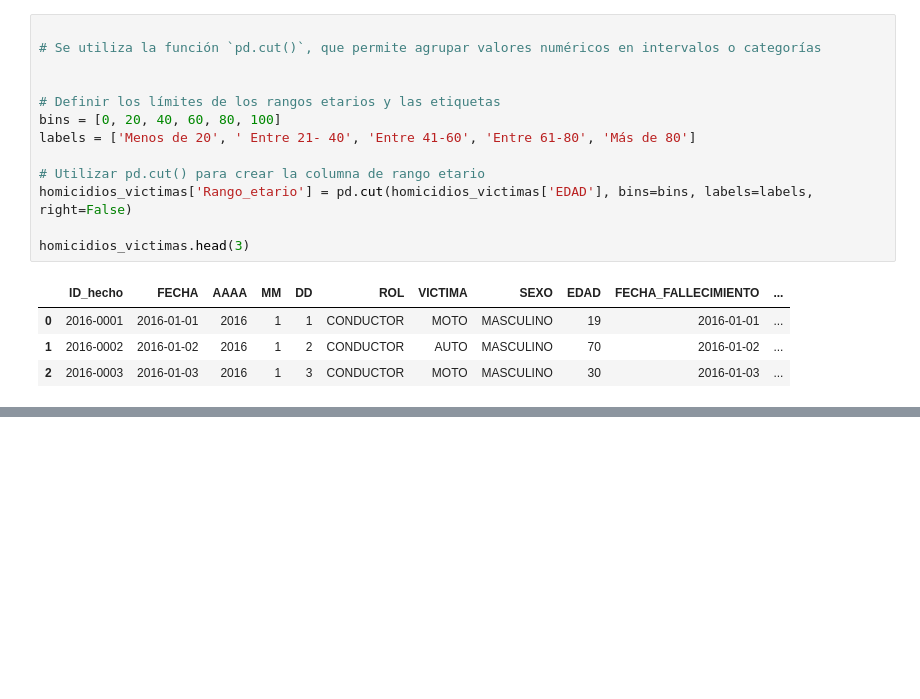
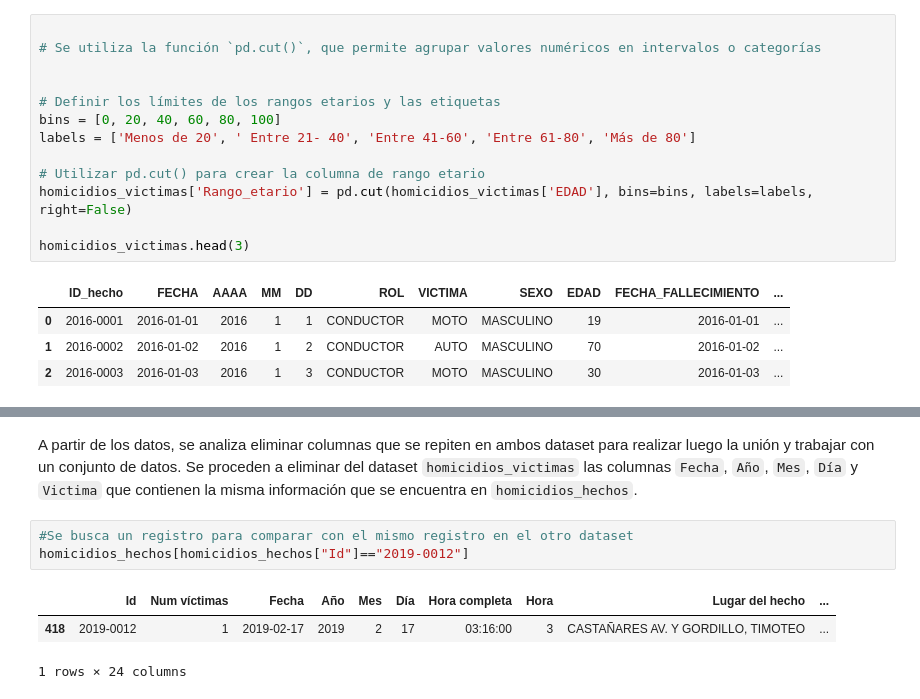
Before and after one commit to JimeFioni/PI-02-Siniestros-Viales, a Jupyter notebook: EDA.ipynb, the cells around one changed output, grey strips where cells are left out. Drawn from its saved outputs; the diff is of its cells as text; blank space fills up the shorter version.

```diff
--- a/EDA.ipynb
+++ b/EDA.ipynb
@@ -401,0 +420,10 @@ homicidios_victimas.head(3)
+# %% [markdown]
+A partir de los datos, se analiza eliminar columnas que se repiten en ambos dataset para realizar luego la unión y trabajar con un conjunto de datos.
+Se proceden a eliminar del dataset `homicidios_victimas` las columnas `Fecha`, `Año`, `Mes`, `Día` y `Victima` que contienen la misma información que se encuentra en `homicidios_hechos`.
+# %%
+#Se busca un registro para comparar con el mismo registro en el otro dataset
+homicidios_hechos[homicidios_hechos["Id"]=="2019-0012"]
+# %% [output]
+|  | Id | Num víctimas | Fecha | Año | Mes | Día | Hora completa | Hora | Lugar del hecho | ... |
+| 418 | 2019-0012 | 1 | 2019-02-17 | 2019 | 2 | 17 | 03:16:00 | 3 | CASTAÑARES AV. Y GORDILLO, TIMOTEO | ... |
+1 rows × 24 columns
```
Also changed, not shown: parts of 13 cells of this notebook.
